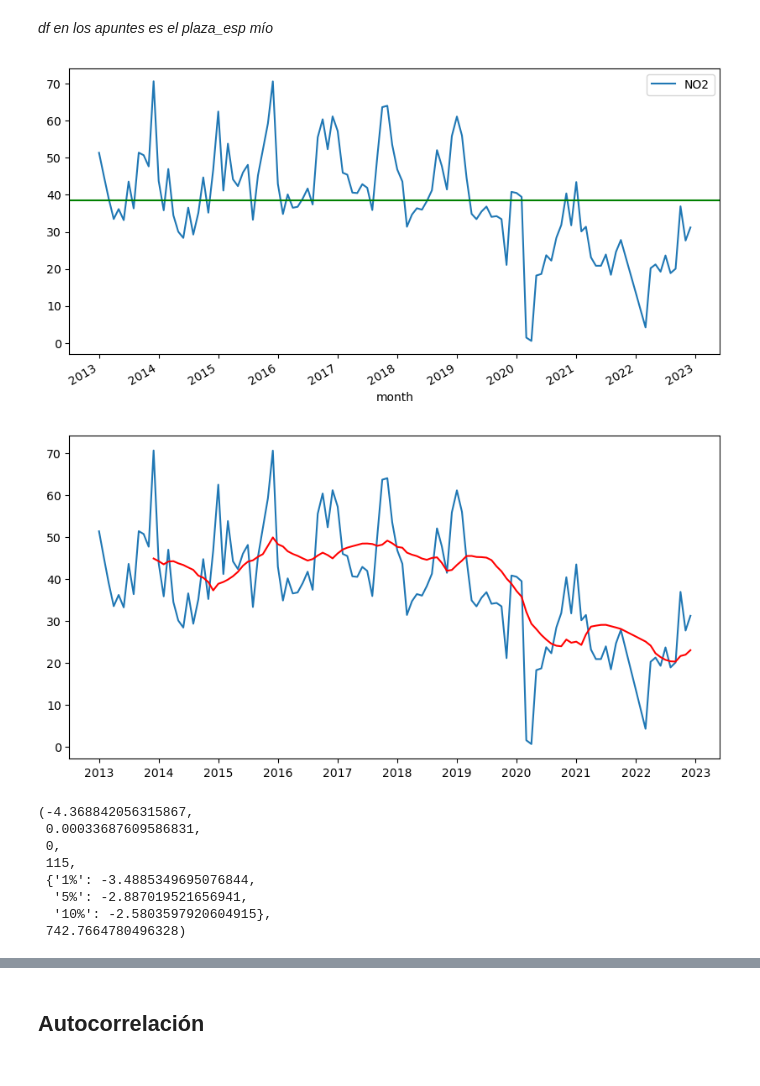
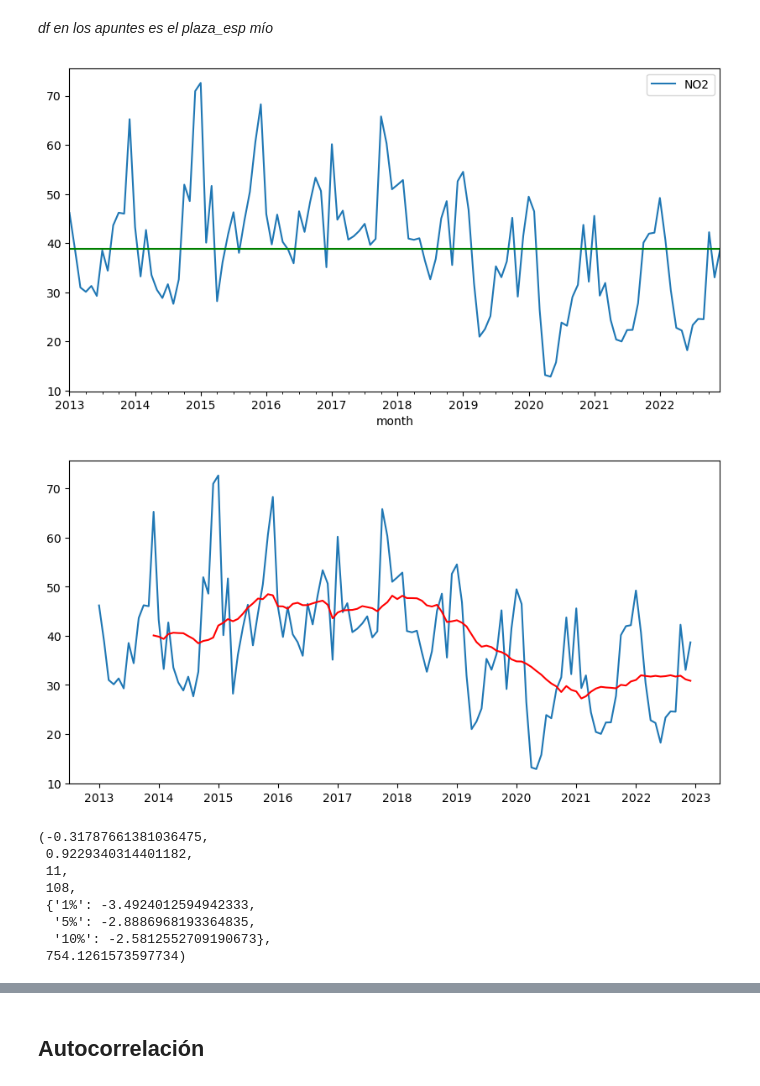
Before and after one commit to charlieciordia/AQ-MAD, a Jupyter notebook: notebook/AQ CLEAN ML MONTH.ipynb, the cells around one changed output, grey strips where cells are left out. Cells and saved outputs as stored; diff of their text form; code cells hidden in the pictures.

```diff
--- a/notebook/AQ CLEAN ML MONTH.ipynb
+++ b/notebook/AQ CLEAN ML MONTH.ipynb
@@ -166,3 +168,3 @@ plaza_esp.head()
 # %%
-plaza_esp.drop(['ANO', 'MES'], axis=1, inplace=True)
+sol.drop(['ANO', 'MES'], axis=1, inplace=True)
 # %%
@@ -181,8 +183,8 @@ NO2      0
 month    0
 dtype: int64
 # %%
-plaza_esp.index = pd.to_datetime(plaza_esp["month"])
-plaza_esp.head()
+sol.index = pd.to_datetime(sol["month"])
+sol.head()
 # %% [output]
 |  | NO2 | month |
 | month |  |  |
@@ -212,8 +214,8 @@ DatetimeIndex(['2013-01-01', '2013-02-01', '2013-03-01', '2013-04-01',
                '2022-09-01', '2022-10-01', '2022-11-01', '2022-12-01'],
               dtype='datetime64[ns]', name='month', freq=None)
 # %%
-plaza_esp.index.freq = pd.infer_freq(plaza_esp.index)
-plaza_esp.index
+sol.index.freq = pd.infer_freq(sol.index)
+sol.index
 # %% [output]
 DatetimeIndex(['2013-01-01', '2013-02-01', '2013-03-01', '2013-04-01',
                '2013-05-01', '2013-06-01', '2013-07-01', '2013-08-01',
@@ -245,3 +247,3 @@ plaza_esp.head()
 # %%
-plaza_esp.drop("month",  inplace = True, axis = 1)
+sol.drop("month",  inplace = True, axis = 1)
 # %%
@@ -299,31 +299,31 @@ plaza_esp
 # %% [markdown]
 *df en los apuntes es el plaza_esp mío*
 # %%
-plaza_esp.plot()
-plt.axhline(plaza_esp.NO2.mean(), c = "g");
+sol.plot()
+plt.axhline(sol.NO2.mean(), c = "g");
 # %% [output]
-[figure, old version]
+[figure, new version]
 # %%
-plt.plot(plaza_esp["NO2"])
-plt.plot(plaza_esp.rolling(window= 12).mean(), c = "r");
+plt.plot(sol["NO2"])
+plt.plot(sol.rolling(window= 12).mean(), c = "r");
 # %% [output]
-[figure, old version]
+[figure, new version]
 # %%
 %pip install statsmodels
 # %%
 from statsmodels.tsa.stattools import adfuller
 # %%
-res = adfuller(plaza_esp["NO2"])
+res = adfuller(sol["NO2"])
 res
 # %% [output]
-(-4.368842056315867,
- 0.00033687609586831,
- 0,
- 115,
- {'1%': -3.4885349695076844,
-  '5%': -2.887019521656941,
-  '10%': -2.5803597920604915},
- 742.7664780496328)
+(-0.31787661381036475,
+ 0.9229340314401182,
+ 11,
+ 108,
+ {'1%': -3.4924012594942333,
+  '5%': -2.8886968193364835,
+  '10%': -2.5812552709190673},
+ 754.1261573597734)
 # %%
 print("AD Fuller Stats", res[0])
 print("p-value", res[1])
```
Also changed, not shown: parts of 44 cells of this notebook, 1 other file.
